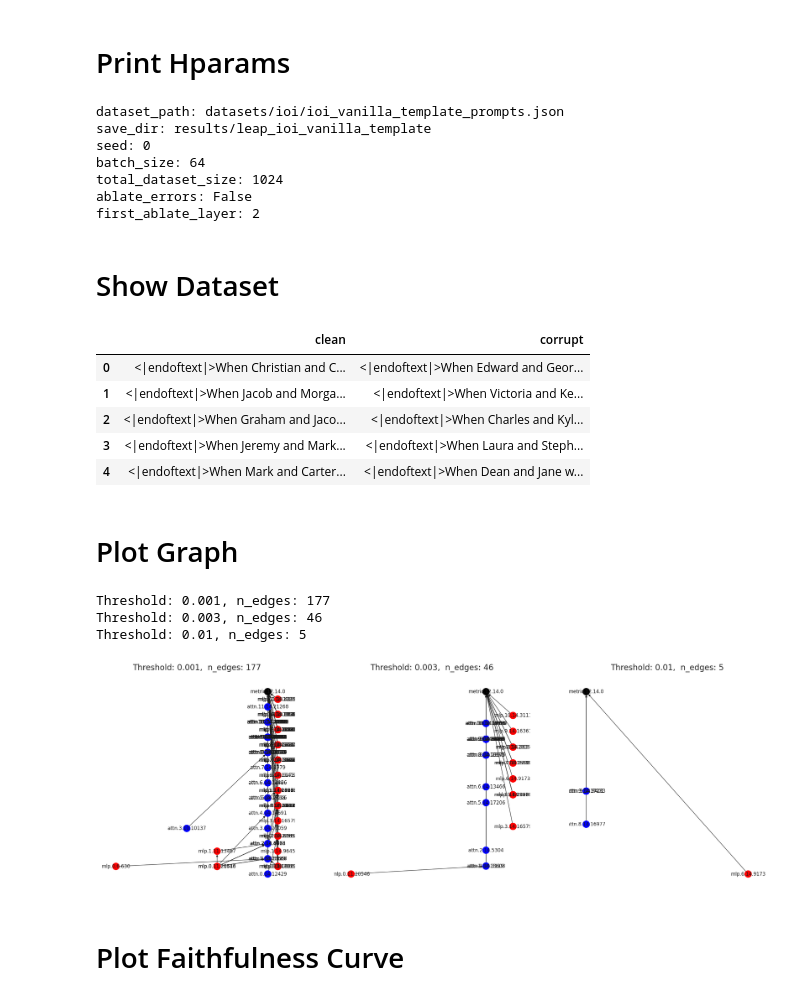
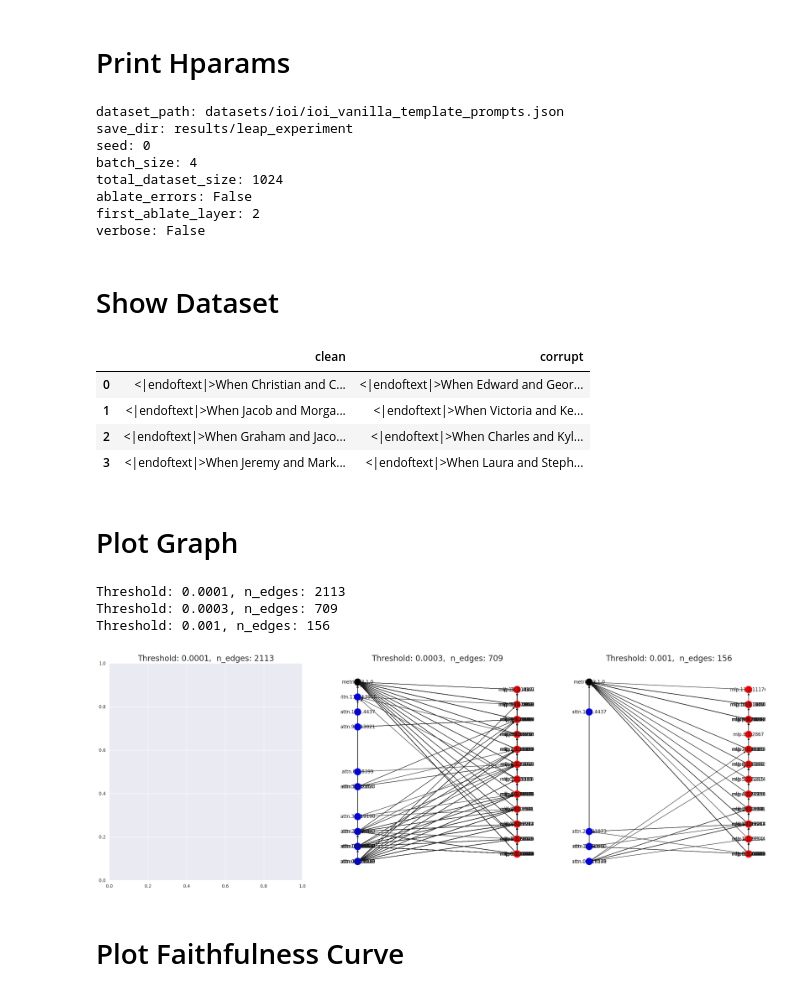
Before and after one commit to dtch1997/circuit-finder, a Jupyter notebook: circuit_finder/experiments/viz_leap_experiment_results.ipynb, the cells around one changed output. Saved outputs shown, nothing was run; the diff lists cells and outputs as text; code cells hidden in the pictures.

```diff
--- a/circuit_finder/experiments/viz_leap_experiment_results.ipynb
+++ b/circuit_finder/experiments/viz_leap_experiment_results.ipynb
@@ -6,7 +6,7 @@ from circuit_finder.patching.eap_graph import EAPGraph
 from circuit_finder.constants import ProjectDir
 from circuit_finder.plotting import show_attrib_graph
 
-results_dir = ProjectDir / "results/leap_ioi_vanilla_template"
+results_dir = ProjectDir / "results/leap_experiment"
 # %% [markdown]
 # Print Hparams
 # %%
@@ -16,12 +16,13 @@ for key, value in config.items():
     print(f"{key}: {value}")
 # %% [output]
 dataset_path: datasets/ioi/ioi_vanilla_template_prompts.json
-save_dir: results/leap_ioi_vanilla_template
+save_dir: results/leap_experiment
 seed: 0
-batch_size: 64
+batch_size: 4
 total_dataset_size: 1024
 ablate_errors: False
 first_ablate_layer: 2
+verbose: False
 # %% [markdown]
 # Show Dataset
 # %%
@@ -40,33 +41,37 @@ df.head()
 | 1 | <|endoftext|>When Jacob and Morga... | <|endoftext|>When Victoria and Ke... |
 | 2 | <|endoftext|>When Graham and Jaco... | <|endoftext|>When Charles and Kyl... |
 | 3 | <|endoftext|>When Jeremy and Mark... | <|endoftext|>When Laura and Steph... |
-| 4 | <|endoftext|>When Mark and Carter... | <|endoftext|>When Dean and Jane w... |
 # %% [markdown]
 # Plot Graph
 # %%
 import matplotlib.pyplot as plt
 
 fig, axs = plt.subplots(nrows=1, ncols=3, figsize=(30, 10))
+thresholds = [
+    0.0001,
+    0.0003,
+    0.001,
+]
 
-for ax, threshold in zip(axs, [0.001, 0.003, 0.01]):
+for ax, threshold in zip(axs, thresholds):
     with open(results_dir / f"leap-graph_threshold={threshold}.json") as f:
         graph = EAPGraph.from_json(json.load(f))
 
     n_edges = len(graph.get_edges())
     print(f"Threshold: {threshold}, n_edges: {n_edges}")
     ax.set_title(f"Threshold: {threshold},  n_edges: {n_edges}", fontsize=20)
 
     if n_edges > 1000:
         continue
     show_attrib_graph(graph, ax=ax)
 
 
 fig.show()
 # %% [output]
-Threshold: 0.001, n_edges: 177
-Threshold: 0.003, n_edges: 46
-Threshold: 0.01, n_edges: 5
+Threshold: 0.0001, n_edges: 2113
+Threshold: 0.0003, n_edges: 709
+Threshold: 0.001, n_edges: 156
-[figure, old version]
+[figure, new version]
 # %% [markdown]
 # Plot Faithfulness Curve
 # %%
```
Also changed, not shown: parts of 1 cell of this notebook, 2 other files.
